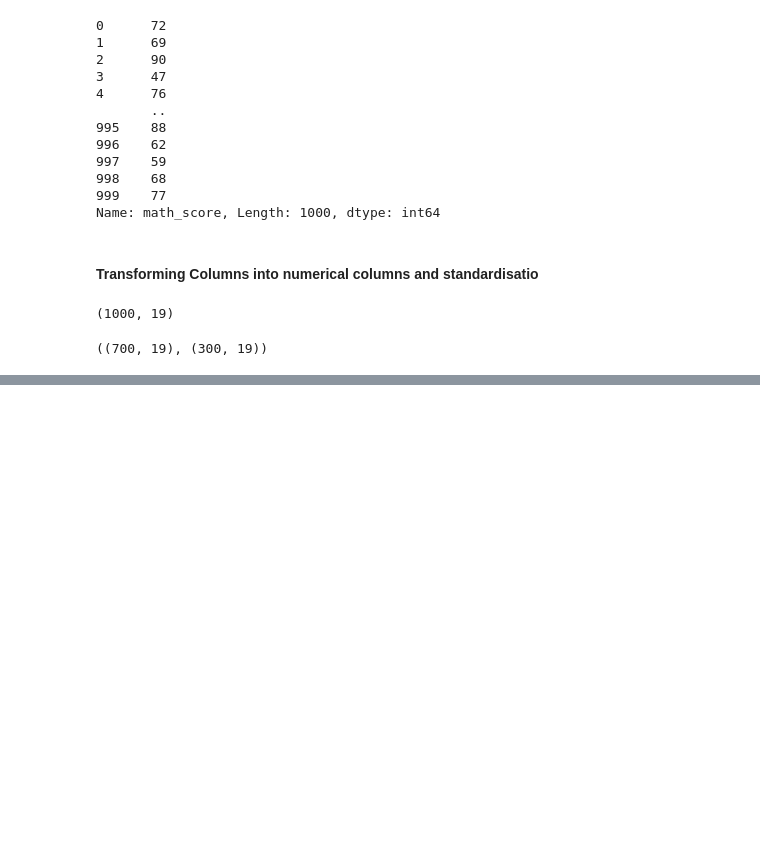
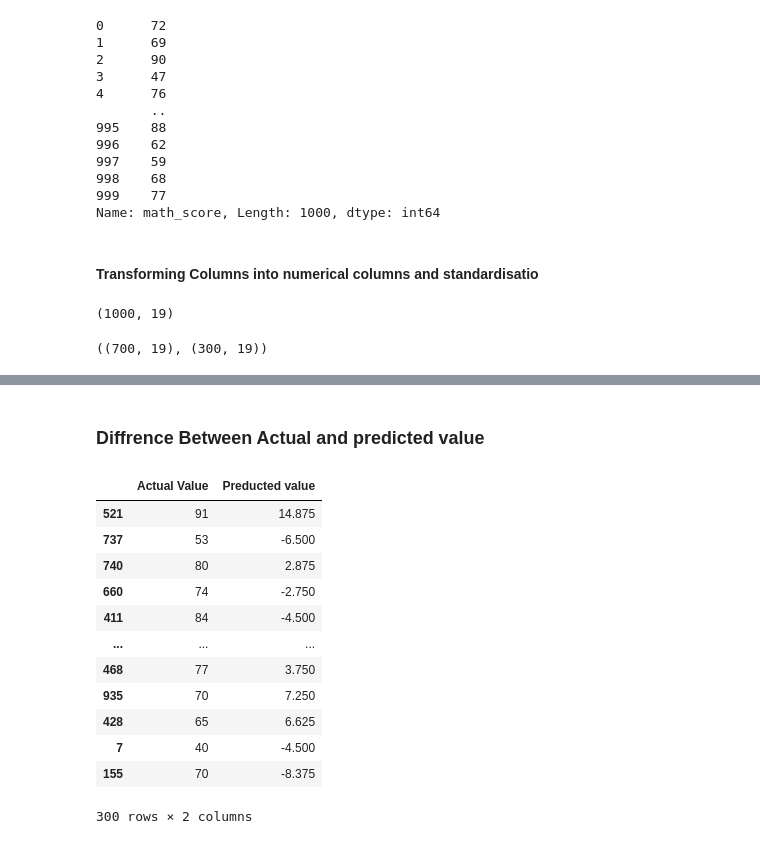
Before and after one commit to GIT-vanshika/New_model-, a Jupyter notebook: Notebook/Model Trainig.ipynb, the cells around one changed output, grey strips where cells are left out. Drawn from its saved outputs; the diff is of its cells as text; code cells hidden in the pictures; blank space fills up the shorter version.

Commit message:
Data Transformation Done

```diff
--- a/Notebook/Model Trainig.ipynb
+++ b/Notebook/Model Trainig.ipynb
@@ -140,0 +191,19 @@ ValueError: Found input variables with inconsistent numbers of samples: [700, 30
+# %% [markdown]
+### Diffrence Between Actual and predicted value
+# %%
+pred_df= pd.DataFrame({'Actual Value': y_test, 'Preducted value': y_test-y_pred})
+pred_df
+# %% [output]
+|  | Actual Value | Preducted value |
+| 521 | 91 | 14.875 |
+| 737 | 53 | -6.500 |
+| 740 | 80 | 2.875 |
+| 660 | 74 | -2.750 |
+| 411 | 84 | -4.500 |
+| ... | ... | ... |
+| 468 | 77 | 3.750 |
+| 935 | 70 | 7.250 |
+| 428 | 65 | 6.625 |
+| 7 | 40 | -4.500 |
+| 155 | 70 | -8.375 |
+300 rows × 2 columns
```
Also changed, not shown: parts of 8 cells of this notebook, 7 other files.
